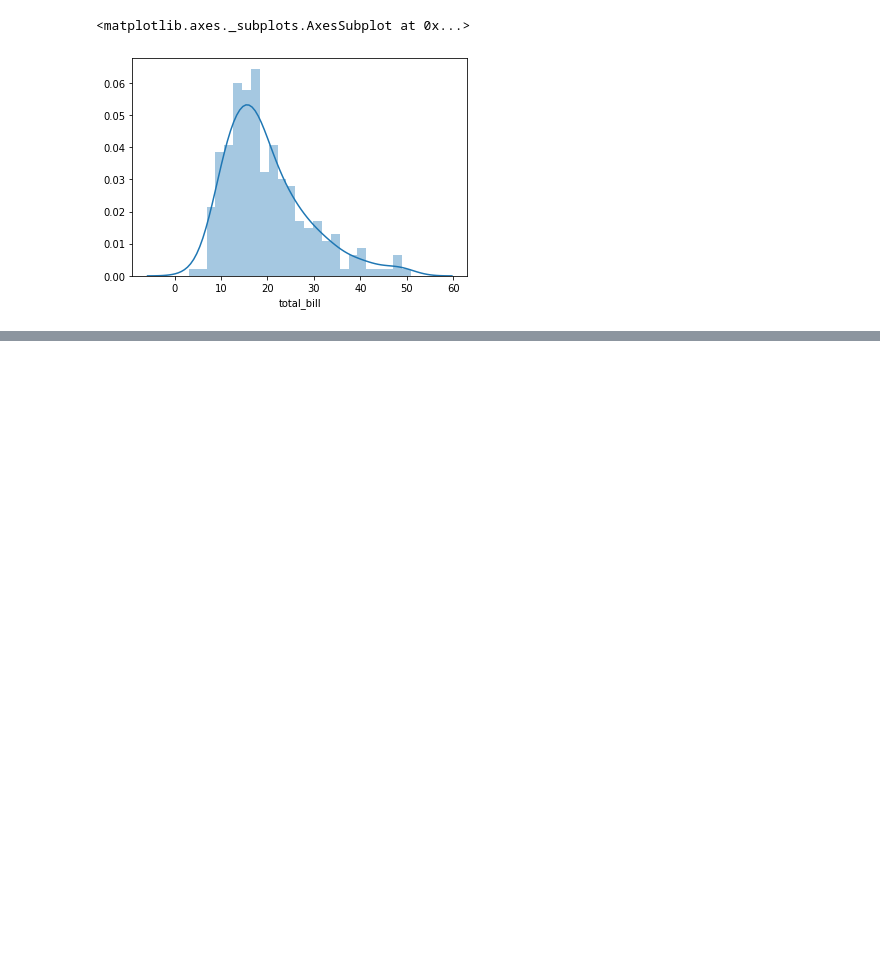
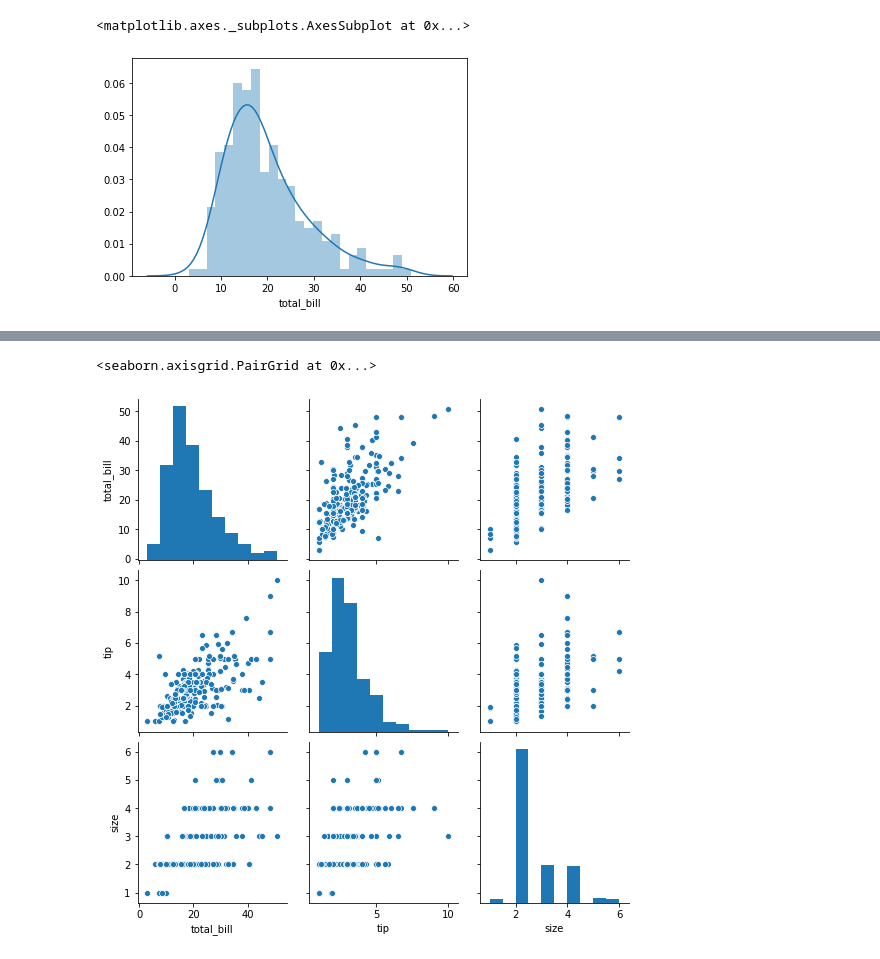
Before and after one commit to iAmNawa/data-science-machine-learning, a Jupyter notebook: Seaborn.ipynb, the cells around one changed output, grey strips where cells are left out. Saved outputs shown, nothing was run; the diff lists cells and outputs as text; code cells hidden in the pictures; blank space fills up the shorter version.

Commit message:
can also look at pairplot

```diff
--- a/Seaborn.ipynb
+++ b/Seaborn.ipynb
@@ -28,0 +29,5 @@ sns.jointplot(x='total_bill',y='tip',data=tips,kind='kde')
+# %%
+sns.pairplot(tips)
+# %% [output]
+<seaborn.axisgrid.PairGrid at 0x...>
+[figure, added]
```
Also changed, not shown: parts of 1 cell of this notebook.
